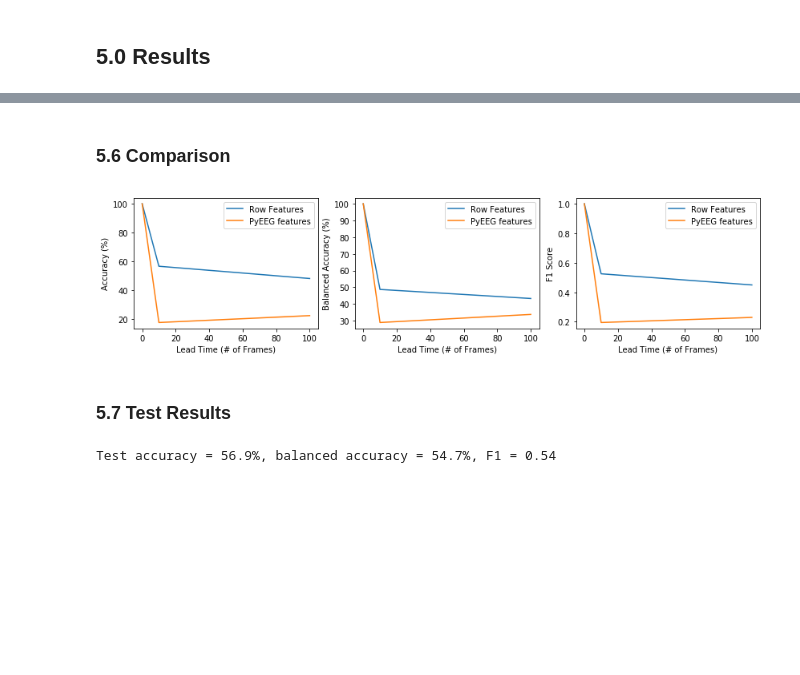
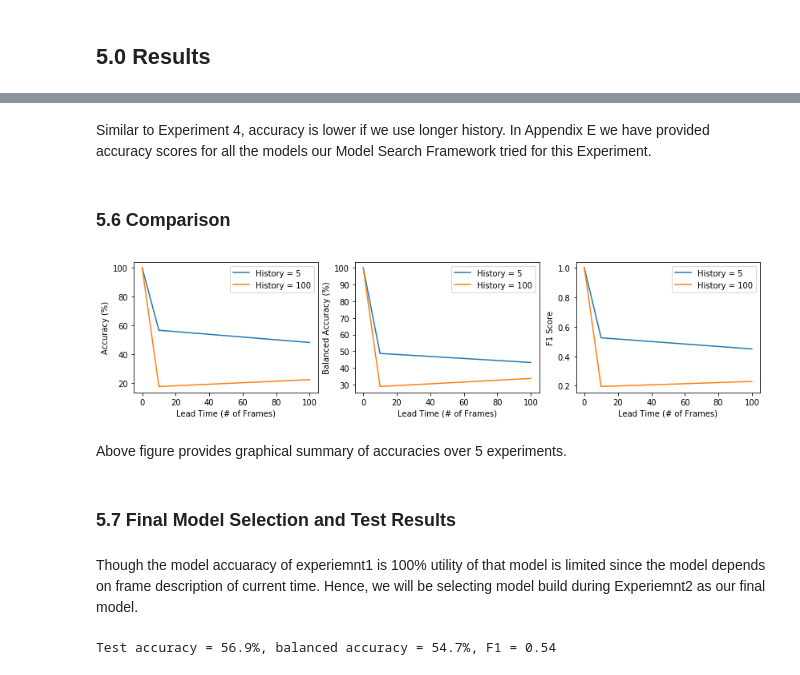
Before and after one commit to VinGPan/Machine_Learning_3252_project, a Jupyter notebook: project.ipynb, the cells around one changed output, grey strips where cells are left out. Drawn from its saved outputs; the diff is of its cells as text; code cells hidden in the pictures; blank space fills up the shorter version.

```diff
--- a/project.ipynb
+++ b/project.ipynb
@@ -93,6 +201,8 @@ Top 3 classifiers
 | 0 | random_forest | none | isomap | 22.22222222222222 | 33.699633699633694 | 0.22882877430807713 |
 | 1 | adaboost | min_max | none | 14.814814814814813 | 26.520146520146522 | 0.15775630703166937 |
 | 2 | random_forest | standard_scalar | lle | 14.814814814814813 | 26.167166167166165 | 0.13288207893471052 |
+# %% [markdown]
+Similar to Experiment 4, accuracy is lower if we use longer history. In Appendix E we have provided accuracy scores for all the models our Model Search Framework tried for this Experiment.
 # %% [markdown]
 ### 5.6 Comparison
 # %%
@@ -101,42 +211,46 @@ lead_scores_acc = [exp1_top_scores.loc[0].accuracy, exp2_top_scores.loc[0].accur
 lead_scores_feat_eng_acc = [exp1_top_scores.loc[0].accuracy, exp4_top_scores.loc[0].accuracy, exp5_top_scores.loc[0].accuracy]
 lead_scores_bal_acc = [exp1_top_scores.loc[0].balanced_accuracy, exp2_top_scores.loc[0].balanced_accuracy, exp3_top_scores.loc[0].balanced_accuracy]
 lead_scores_feat_eng_bal_acc = [exp1_top_scores.loc[0].balanced_accuracy, exp4_top_scores.loc[0].balanced_accuracy, exp5_top_scores.loc[0].balanced_accuracy]
 lead_scores_f1 = [exp1_top_scores.loc[0].f1_score, exp2_top_scores.loc[0].f1_score, exp3_top_scores.loc[0].f1_score]
 lead_scores_feat_eng_f1 = [exp1_top_scores.loc[0].f1_score, exp4_top_scores.loc[0].f1_score, exp5_top_scores.loc[0].f1_score]
 
 lead_scores_acc = [float(v) for v in lead_scores_acc]
 lead_scores_feat_eng_acc = [float(v) for v in lead_scores_feat_eng_acc]
 lead_scores_bal_acc = [float(v) for v in lead_scores_bal_acc]
 lead_scores_feat_eng_bal_acc = [float(v) for v in lead_scores_feat_eng_bal_acc]
 lead_scores_f1 = [float(v) for v in lead_scores_f1]
 lead_scores_feat_eng_f1 = [float(v) for v in lead_scores_feat_eng_f1]
 
 fig1, axs1 = plt.subplots(1, 3, figsize=(14, 3))
-axs1[0].plot(lead, lead_scores_acc, label='Row Features')
-axs1[0].plot(lead, lead_scores_feat_eng_acc, label='PyEEG features')
+axs1[0].plot(lead, lead_scores_acc, label='History = 5')
+axs1[0].plot(lead, lead_scores_feat_eng_acc, label='History = 100')
 axs1[0].set_label("Validation Accuracy")
 axs1[0].set_ylabel("Accuracy (%)")
 axs1[0].set_xlabel("Lead Time (# of Frames)")
 axs1[0].legend()
 
-axs1[1].plot(lead, lead_scores_bal_acc, label='Row Features')
-axs1[1].plot(lead, lead_scores_feat_eng_bal_acc, label='PyEEG features')
+axs1[1].plot(lead, lead_scores_bal_acc, label='History = 5')
+axs1[1].plot(lead, lead_scores_feat_eng_bal_acc, label='History = 100')
 axs1[1].set_label("Validation Balanced Accuracy")
 axs1[1].set_xlabel("Lead Time (# of Frames)")
 axs1[1].set_ylabel("Balanced Accuracy (%)")
 axs1[1].legend()
 
-axs1[2].plot(lead, lead_scores_f1, label='Row Features')
-axs1[2].plot(lead, lead_scores_feat_eng_f1, label='PyEEG features')
+axs1[2].plot(lead, lead_scores_f1, label='History = 5')
+axs1[2].plot(lead, lead_scores_feat_eng_f1, label='History = 100')
 axs1[2].set_label("Validation F1 Score")
 axs1[2].set_ylabel("F1 Score")
 axs1[2].set_xlabel("Lead Time (# of Frames)")
 axs1[2].legend()
 plt.show()
 # %% [output]
-[figure, old version]
+[figure, new version]
+# %% [markdown]
+Above figure provides graphical summary of accuracies over 5 experiments.
 # %% [markdown]
-### 5.7 Test Results
+### 5.7 Final Model Selection and Test Results
+# %% [markdown]
+Though the model accuaracy of experiemnt1 is 100% utility of that model is limited since the model depends on frame description of current time. Hence, we will be selecting model build during Experiemnt2 as our final model.
 # %%
 from sklearn.metrics import confusion_matrix
 def plot_confusion_matrix(
```
Also changed, not shown: parts of 30 cells of this notebook, 3 other files.
